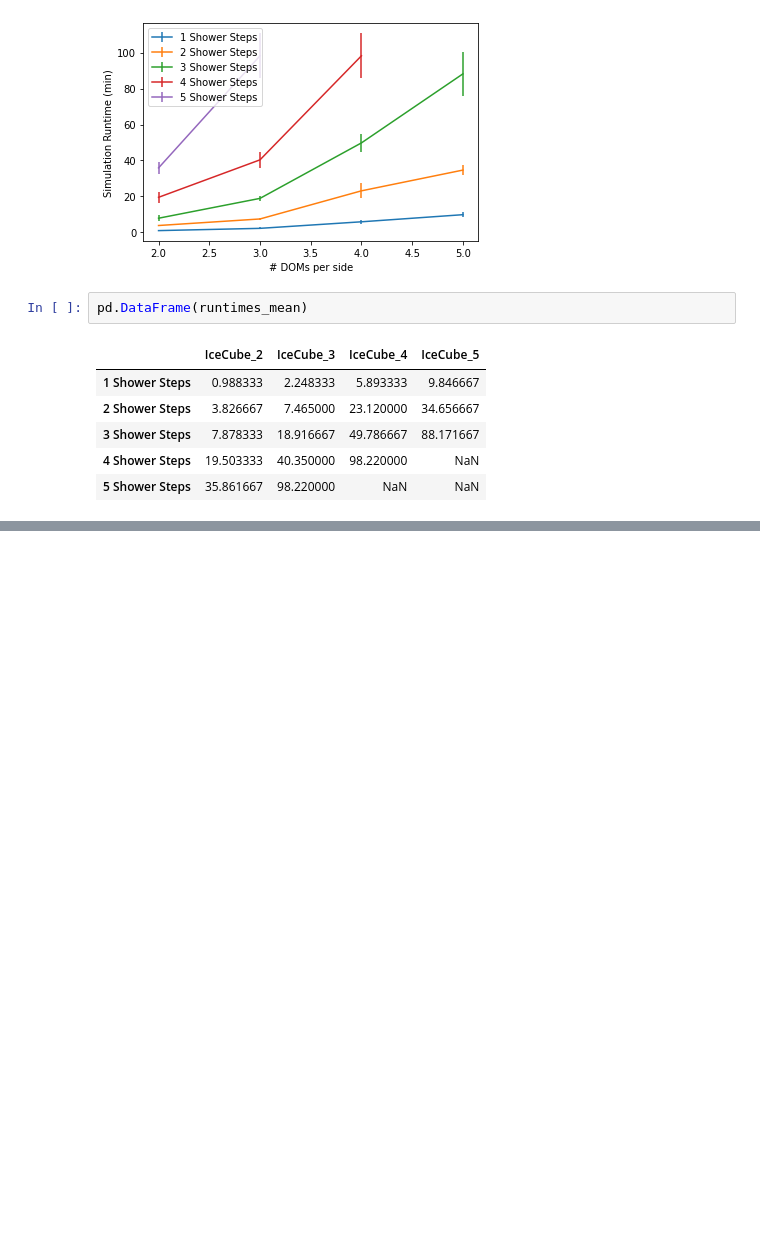
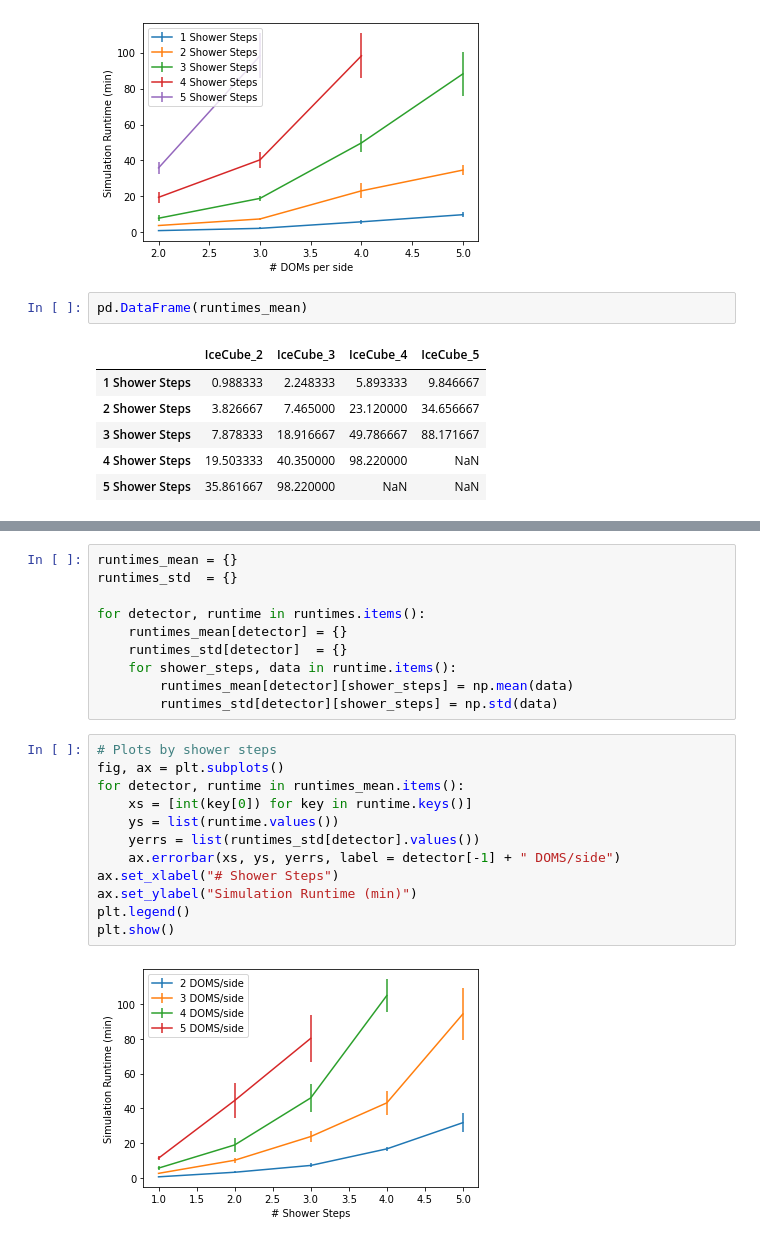
Before and after one commit to abigailbishop/PHY736-IceCube-Project, a Jupyter notebook: Runtime Analysis.ipynb, the cells around one changed output, grey strips where cells are left out. Saved outputs shown, nothing was run; the diff lists cells and outputs as text; blank space fills up the shorter version.

```diff
--- a/Runtime Analysis.ipynb
+++ b/Runtime Analysis.ipynb
@@ -143,0 +197,24 @@ pd.DataFrame(runtimes_mean)
+# %%
+runtimes_mean = {}
+runtimes_std  = {}
+
+for detector, runtime in runtimes.items():
+    runtimes_mean[detector] = {}
+    runtimes_std[detector]  = {}
+    for shower_steps, data in runtime.items():
+        runtimes_mean[detector][shower_steps] = np.mean(data)
+        runtimes_std[detector][shower_steps] = np.std(data)
+# %%
+# Plots by shower steps
+fig, ax = plt.subplots()
+for detector, runtime in runtimes_mean.items():
+    xs = [int(key[0]) for key in runtime.keys()]
+    ys = list(runtime.values())
+    yerrs = list(runtimes_std[detector].values())
+    ax.errorbar(xs, ys, yerrs, label = detector[-1] + " DOMS/side")
+ax.set_xlabel("# Shower Steps")
+ax.set_ylabel("Simulation Runtime (min)")
+plt.legend()
+plt.show()
+# %% [output]
+[figure, added]
```
Also changed, not shown: parts of 11 cells of this notebook.
